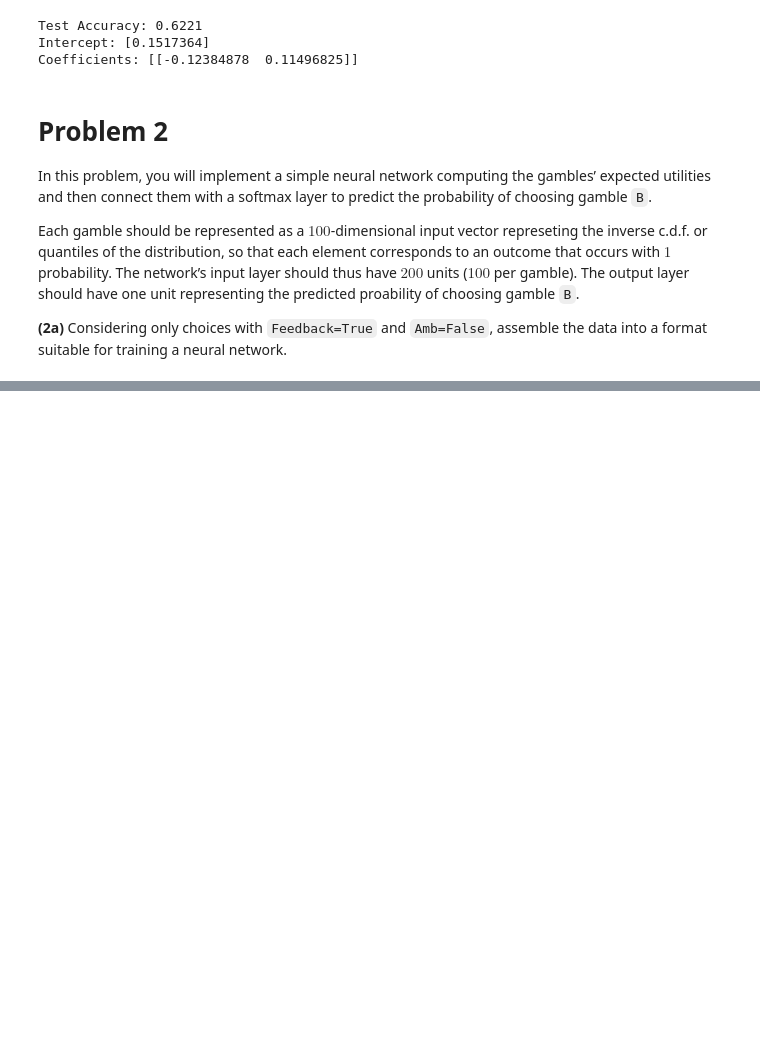
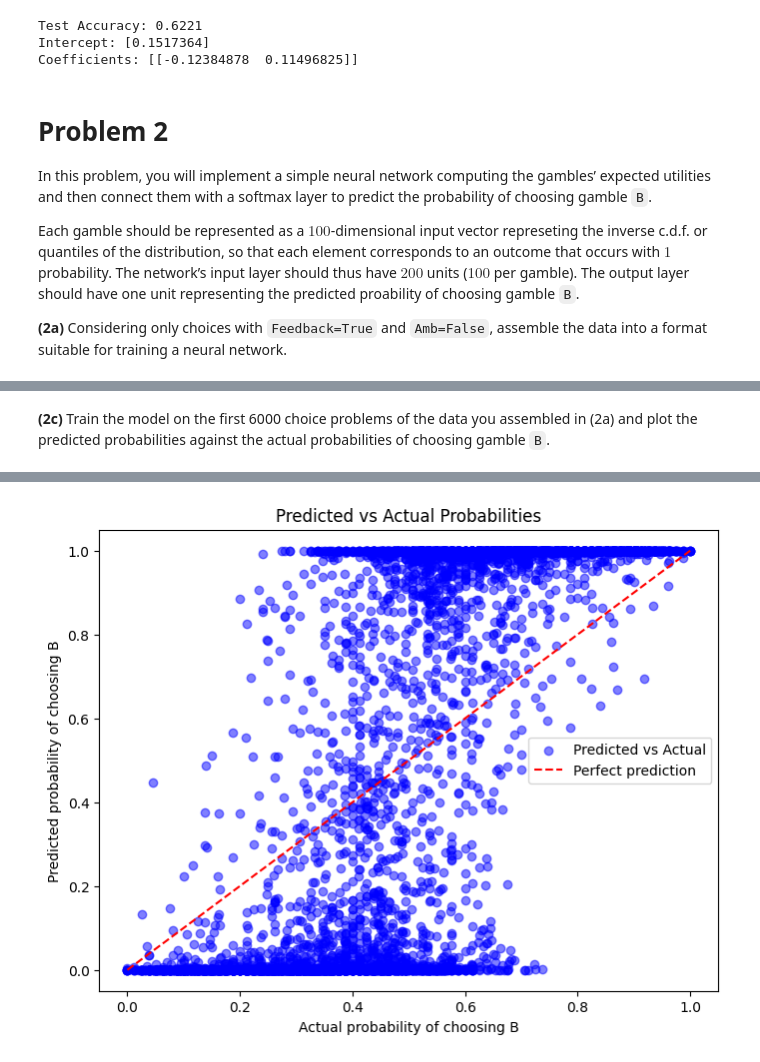
Before and after one commit to hs904/Problem_Set_3, a Jupyter notebook: problemSet3_questions.ipynb, the cells around one changed output, grey strips where cells are left out. Cells and saved outputs as stored; diff of their text form; code cells hidden in the pictures; blank space fills up the shorter version.

```diff
--- a/problemSet3_questions.ipynb
+++ b/problemSet3_questions.ipynb
@@ -331,0 +341,70 @@ actual probabilities of choosing gamble `B`.
+# %% [markdown]
+
+**(2c)** Train the model on the first 6000 choice problems of the data
+you assembled in (2a) and plot the predicted probabilities against the
+actual probabilities of choosing gamble `B`.
+# %%
+import torch
+import torch.optim as optim
+import matplotlib.pyplot as plt
+
+# Load the data
+A_lotteries, B_lotteries, choiceProbaB = torch.load('./full_data_choices13k.pth')
+
+# Select the first 6000 choice problems
+A_lotteries_train = A_lotteries[:6000]
+B_lotteries_train = B_lotteries[:6000]
+choiceProbaB_train = choiceProbaB[:6000]
+
+# Prepare the data for training
+X_train = torch.cat((A_lotteries_train, B_lotteries_train), dim=1)  # 200-dimensional input vector
+y_train = (choiceProbaB_train >= 0.5).long()  # Convert bRate to binary class (0 or 1)
+
+# Initialize the model
+model = GambleChoiceNN()
+
+# Optimizer and loss function
+optimizer = optim.Adam(model.parameters(), lr=0.001)
+loss_function = torch.nn.CrossEntropyLoss()  # Since it's a binary classification problem
+
+# Train the model on the first 6000 choice problems
+num_epochs = 100
+for epoch in range(num_epochs):
+    model.train()
+    optimizer.zero_grad()
+
+    # Forward pass
+    output = model(A_lotteries_train, B_lotteries_train)
+
+    # Compute the loss
+    loss = loss_function(output, y_train)
+
+    # Backward pass and optimization
+    loss.backward()
+    optimizer.step()
+
+    if epoch % 10 == 0:
+        print(f'Epoch {epoch}/{num_epochs}, Loss: {loss.item()}')
+
+# Generate predictions on the training set
+model.eval()  # Set the model to evaluation mode
+with torch.no_grad():
+    output = model(A_lotteries_train, B_lotteries_train)
+    predicted_probabilities = output[:, 1].cpu().detach()  # Get the probabilities for choosing B
+
+import matplotlib.pyplot as plt
+
+# Convert tensors to lists for plotting
+actual_probs = choiceProbaB_train.tolist()  # Convert to list
+predicted_probs = predicted_probabilities.tolist()  # Convert to list
+
+# Plot predicted probabilities against actual probabilities
+plt.figure(figsize=(8, 6))
+plt.scatter(actual_probs, predicted_probs, alpha=0.5, c='blue', label='Predicted vs Actual')
+plt.plot([0, 1], [0, 1], 'r--', label='Perfect prediction')
+plt.xlabel('Actual probability of choosing B')
+plt.ylabel('Predicted probability of choosing B')
+plt.title('Predicted vs Actual Probabilities')
+plt.legend()
+plt.show()
+# %% [output]
@@ -331,0 +421 @@ actual probabilities of choosing gamble `B`.
+[figure, added]
```
Also changed, not shown: parts of 4 cells of this notebook.
